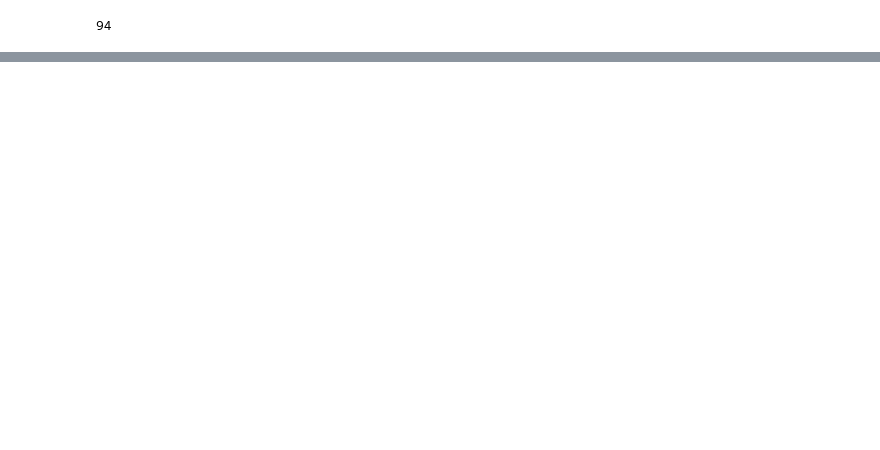
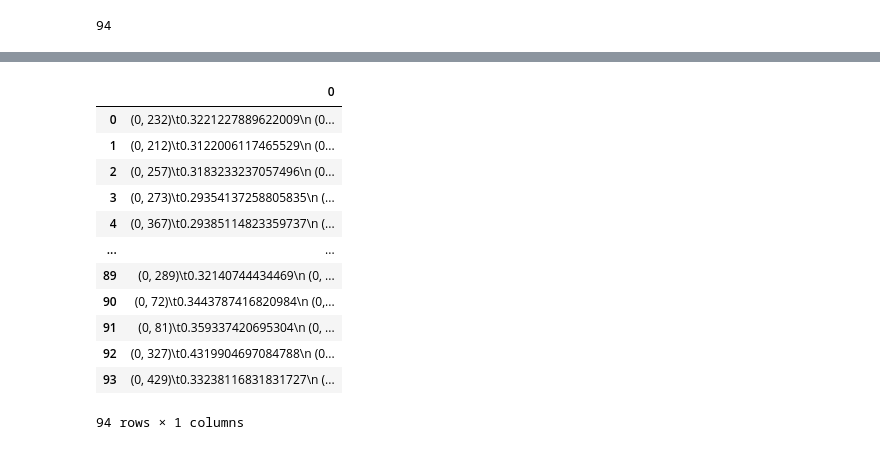
Before and after one commit to trangdo04/recommendation, a Jupyter notebook: bakery-ecommerce-website.ipynb, the cells around one changed output, grey strips where cells are left out. Cells and saved outputs as stored; diff of their text form; code cells hidden in the pictures; blank space fills up the shorter version.

```diff
--- a/bakery-ecommerce-website.ipynb
+++ b/bakery-ecommerce-website.ipynb
@@ -249,0 +278,17 @@ list = data.Items.unique()
+# %%
+tf = pd.DataFrame(tfidf_matrix)
+tf
+# %% [output]
+|  | 0 |
+| 0 | (0, 232)\t0.3221227889622009\n (0... |
+| 1 | (0, 212)\t0.3122006117465529\n (0... |
+| 2 | (0, 257)\t0.3183233237057496\n (0... |
+| 3 | (0, 273)\t0.29354137258805835\n (... |
+| 4 | (0, 367)\t0.29385114823359737\n (... |
+| ... | ... |
+| 89 | (0, 289)\t0.32140744434469\n (0, ... |
+| 90 | (0, 72)\t0.3443787416820984\n (0,... |
+| 91 | (0, 81)\t0.359337420695304\n (0, ... |
+| 92 | (0, 327)\t0.4319904697084788\n (0... |
+| 93 | (0, 429)\t0.33238116831831727\n (... |
+94 rows × 1 columns
```
Also changed, not shown: parts of 9 cells of this notebook.
